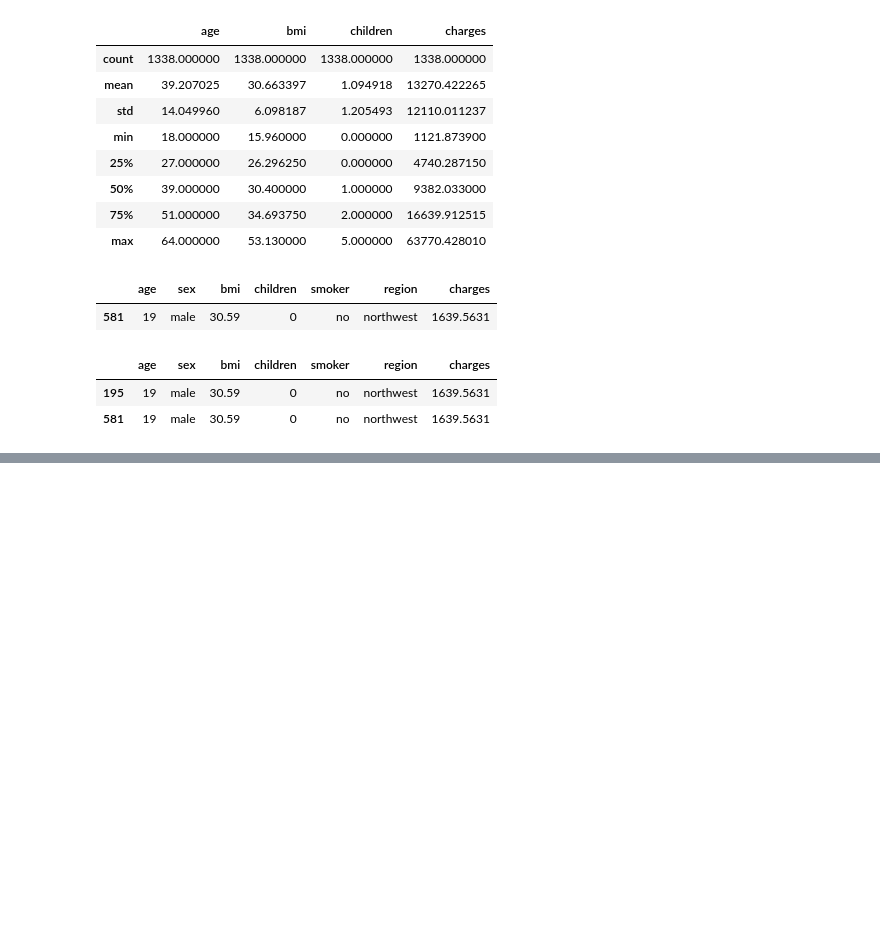
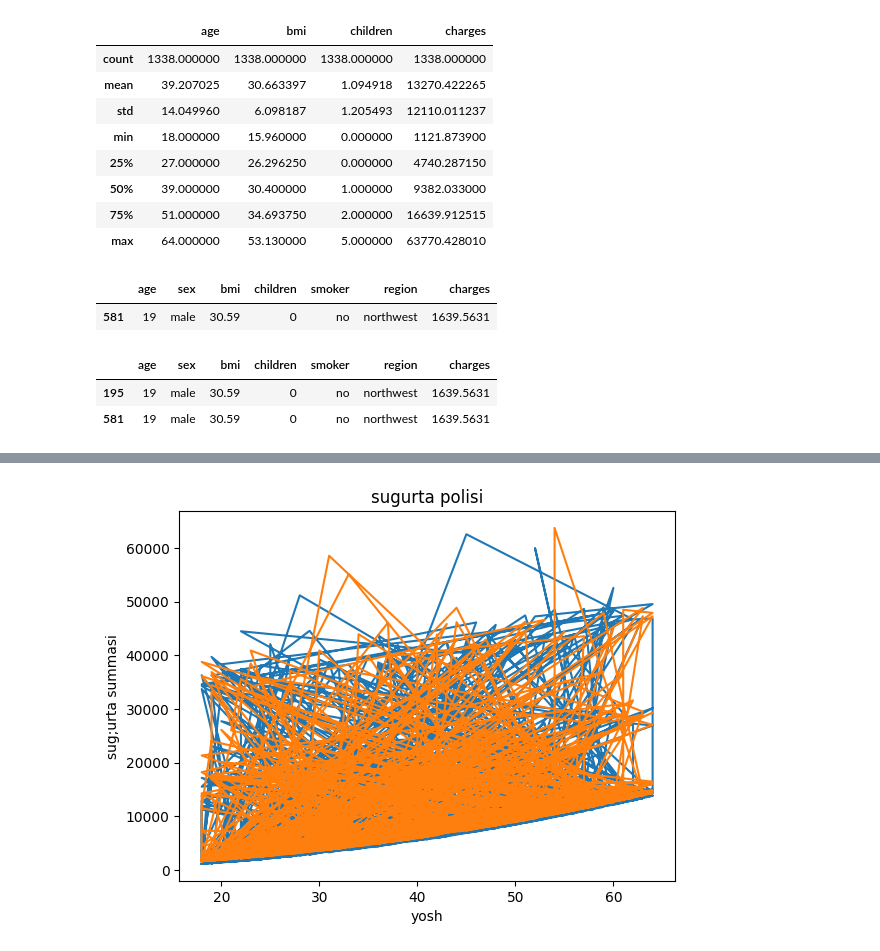
Before and after one commit to Qurbonov-AA/BigData, a Jupyter notebook: 5-guruh.ipynb, the cells around one changed output, grey strips where cells are left out. Cells and saved outputs as stored; diff of their text form; code cells hidden in the pictures; blank space fills up the shorter version.

```diff
--- a/5-guruh.ipynb
+++ b/5-guruh.ipynb
@@ -61,0 +72,9 @@ df[(df["age"] == 19) & (df["sex"] == "male") & (df["bmi"] == 30.59)]
+# %%
+plt.plot(df_erkak["age"], df_erkak["charges"])
+plt.plot(df_ayol["age"], df_ayol["charges"])
+plt.title("sugurta polisi")
+plt.xlabel("yosh")
+plt.ylabel("sug;urta summasi")
+plt.show()
+# %% [output]
+[figure, added]
```
Also changed, not shown: parts of 7 cells of this notebook.
